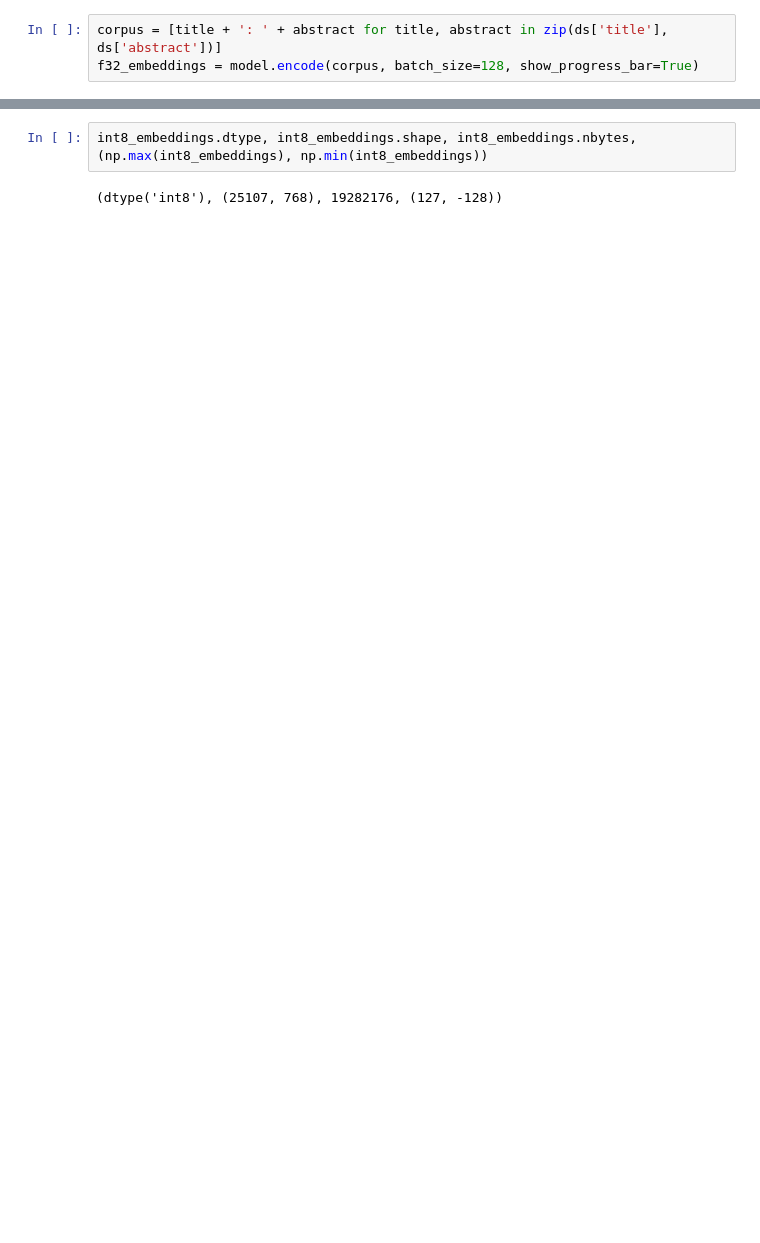
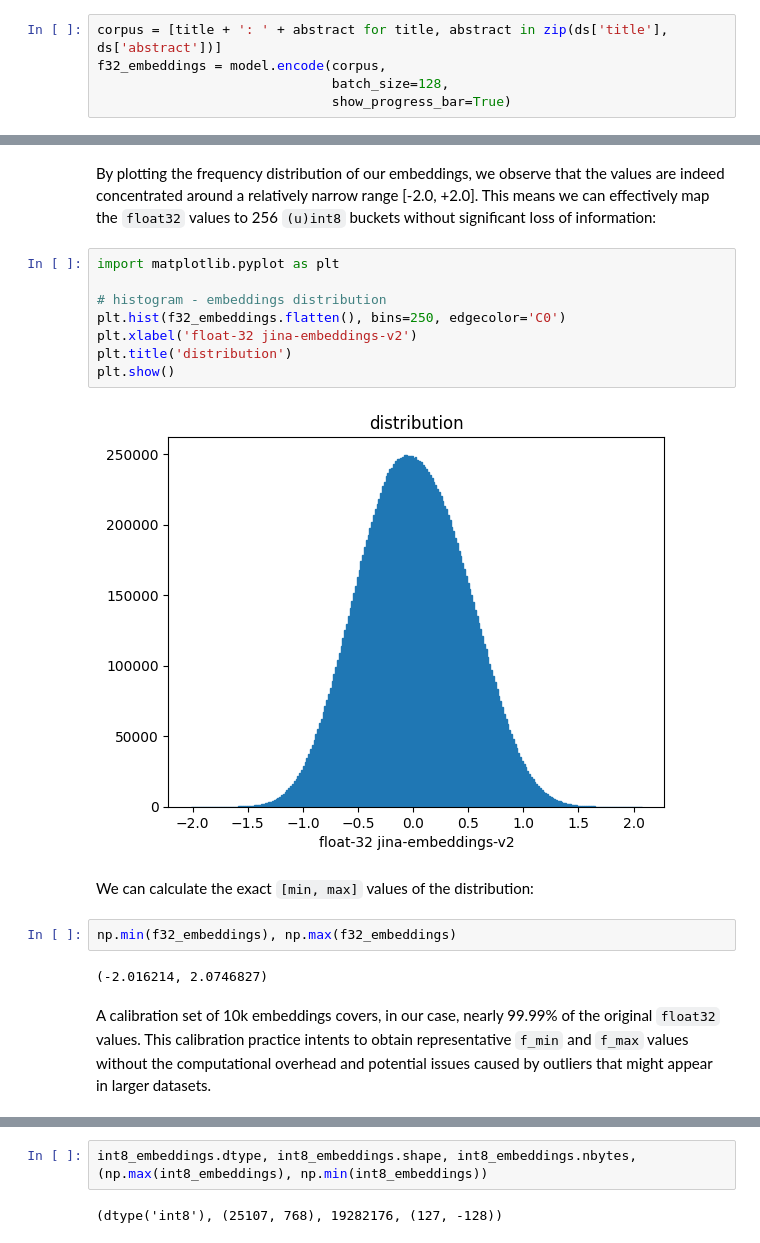
Before and after one commit to dcarpintero/taxonomy-completion, a Jupyter notebook: nb.semantic.clustering.topic.modeling.ipynb, the cells around one changed output, grey strips where cells are left out. Saved outputs shown, nothing was run; the diff lists cells and outputs as text; blank space fills up the shorter version.

```diff
--- a/nb.semantic.clustering.topic.modeling.ipynb
+++ b/nb.semantic.clustering.topic.modeling.ipynb
@@ -57,3 +50,5 @@ Dataset({
 # %%
 corpus = [title + ': ' + abstract for title, abstract in zip(ds['title'], ds['abstract'])]
-f32_embeddings = model.encode(corpus, batch_size=128, show_progress_bar=True)
+f32_embeddings = model.encode(corpus,
+                              batch_size=128,
+                              show_progress_bar=True)
@@ -59,0 +83,20 @@ f32_embeddings = model.encode(corpus, batch_size=128, show_progress_bar=True)
+# %% [markdown]
+By plotting the frequency distribution of our embeddings, we observe that the values are indeed concentrated around a relatively narrow range [-2.0, +2.0]. This means we can effectively map the `float32` values to 256 `(u)int8` buckets without significant loss of information:
+# %%
+import matplotlib.pyplot as plt
+
+# histogram - embeddings distribution
+plt.hist(f32_embeddings.flatten(), bins=250, edgecolor='C0')
+plt.xlabel('float-32 jina-embeddings-v2')
+plt.title('distribution')
+plt.show()
+# %% [output]
+[figure, added]
+# %% [markdown]
+We can calculate the exact `[min, max]` values of the distribution:
+# %%
+np.min(f32_embeddings), np.max(f32_embeddings)
+# %% [output]
+(-2.016214, 2.0746827)
+# %% [markdown]
+A calibration set of 10k embeddings covers, in our case, nearly 99.99% of the original `float32` values. This calibration practice intents to obtain representative `f_min` and `f_max` values without the computational overhead and potential issues caused by outliers that might appear in larger datasets.
```
Also changed, not shown: parts of 42 cells of this notebook.
